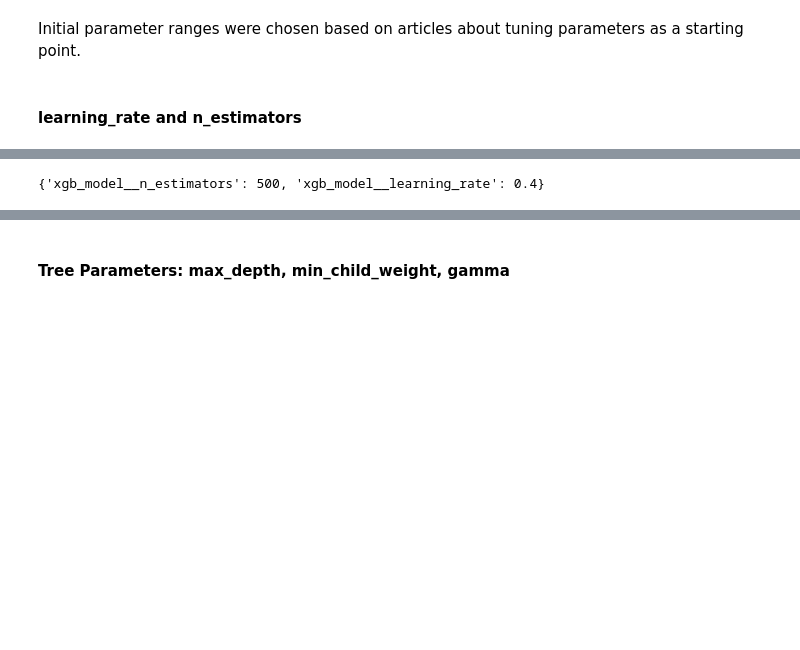
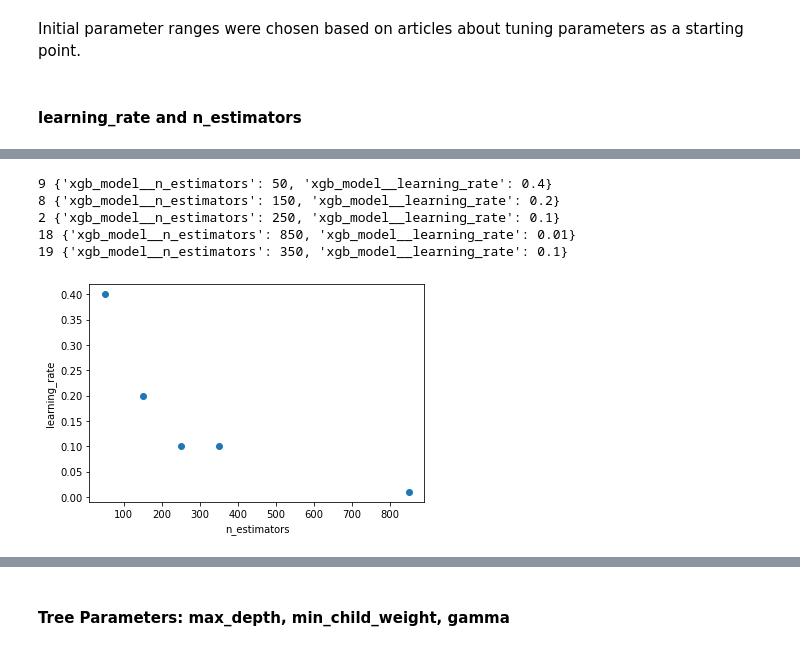
Before and after one commit to ehsung/Capstone-Project-2---Identify-Genetic-Disorder-is-Children, a Jupyter notebook: Notebooks/Preprocessing_and_Modeling.ipynb, the cells around one changed output, grey strips where cells are left out. Drawn from its saved outputs; the diff is of its cells as text; code cells hidden in the pictures; blank space fills up the shorter version.

Commit message:
updated final model

```diff
--- a/Notebooks/Preprocessing_and_Modeling.ipynb
+++ b/Notebooks/Preprocessing_and_Modeling.ipynb
@@ -220,3 +244,14 @@ Standard Deviation: 0.012321997709810498
 # %% [markdown]
 Evaluating on the cross validated mean scores for each model, the GradientBoostingClassifier had the highest score with 40.6, but looking at its training score, it performed poorly at 48.7. For both the RandomForestClassifier and XGBClassifier, both have really high train score, showing that there is overfitting that can be regularized. But the XGBoost performed slightly better than the RandomForest.
 I will be following through with XGBoost since it can deal well with imbalanced classes in my data set, as well being robust in modeling large amounts of missing data.
+# %%
+pipe_initial_noweights = Pipeline(steps=[('preprocessor', preprocessor),
+                                         ('xgboost', xgb.XGBClassifier(**params))])
+
+pipe_initial_noweights.fit(X_train, y_train)
+
+pred_tr = pipe_initial_noweights.predict(X_train)
+pred_te = pipe_initial_noweights.predict(X_test)
+
+print(accuracy_score(y_train, pred_tr) * 100)
+print(accuracy_score(y_test, pred_te) * 100)
@@ -235,3 +277,15 @@ params = {
     'eval_metric':'mlogloss',
     'seed':123
 }
+# %%
+# Model without class weights
+pipe_initial_noweights = Pipeline(steps=[('preprocessor', preprocessor),
+                                         ('xgboost', xgb.XGBClassifier(**params))])
+
+pipe_initial_noweights.fit(X_train, y_train)
+
+pred_tr = pipe_initial_noweights.predict(X_train)
+pred_te = pipe_initial_noweights.predict(X_test)
+
+print(accuracy_score(y_train, pred_tr) * 100)
+print(accuracy_score(y_test, pred_te) * 100)
@@ -261,0 +358,6 @@ Standard Deviation: 0.012321997709810498
+# %%
+# Cross Validation Score for F1_Macro Score Metric baseline
+scores = cross_val_score(pipe_initial, X_train, y_train, cv=5, scoring="f1_macro", fit_params={'xgboost__sample_weight':sample_weights})
+print("F1_Macro Scores:", scores * 100)
+print("F1_Macro Scores Mean:", scores.mean() * 100)
+print("F1_Macro Scores Standard Deviation:", scores.std())
@@ -416,5 +525,24 @@ KeyboardInterrupt:
-# %%
-rand_search.cv_results_['params'][0]
-# %% [output]
-{'xgb_model__n_estimators': 500, 'xgb_model__learning_rate': 0.4}
+# %%
+selectList = [9, 8, 2, 18, 19]
+modelParams = []
+
+for i in selectList:
+    print(i, rand_search.cv_results_['params'][i])
+    modelParams.append(rand_search.cv_results_['params'][i])
+
+x = [x['xgb_model__n_estimators'] for x in modelParams]
+y = [x['xgb_model__learning_rate'] for x in modelParams]
+# %% [output]
+9 {'xgb_model__n_estimators': 50, 'xgb_model__learning_rate': 0.4}
+8 {'xgb_model__n_estimators': 150, 'xgb_model__learning_rate': 0.2}
+2 {'xgb_model__n_estimators': 250, 'xgb_model__learning_rate': 0.1}
+18 {'xgb_model__n_estimators': 850, 'xgb_model__learning_rate': 0.01}
+19 {'xgb_model__n_estimators': 350, 'xgb_model__learning_rate': 0.1}
+# %%
+plt.scatter(x,y)
+plt.xlabel("n_estimators")
+plt.ylabel("learning_rate")
+plt.show()
+# %% [output]
+[figure, added]
 # %%
```
Also changed, not shown: parts of 197 cells of this notebook, 1 other file.
